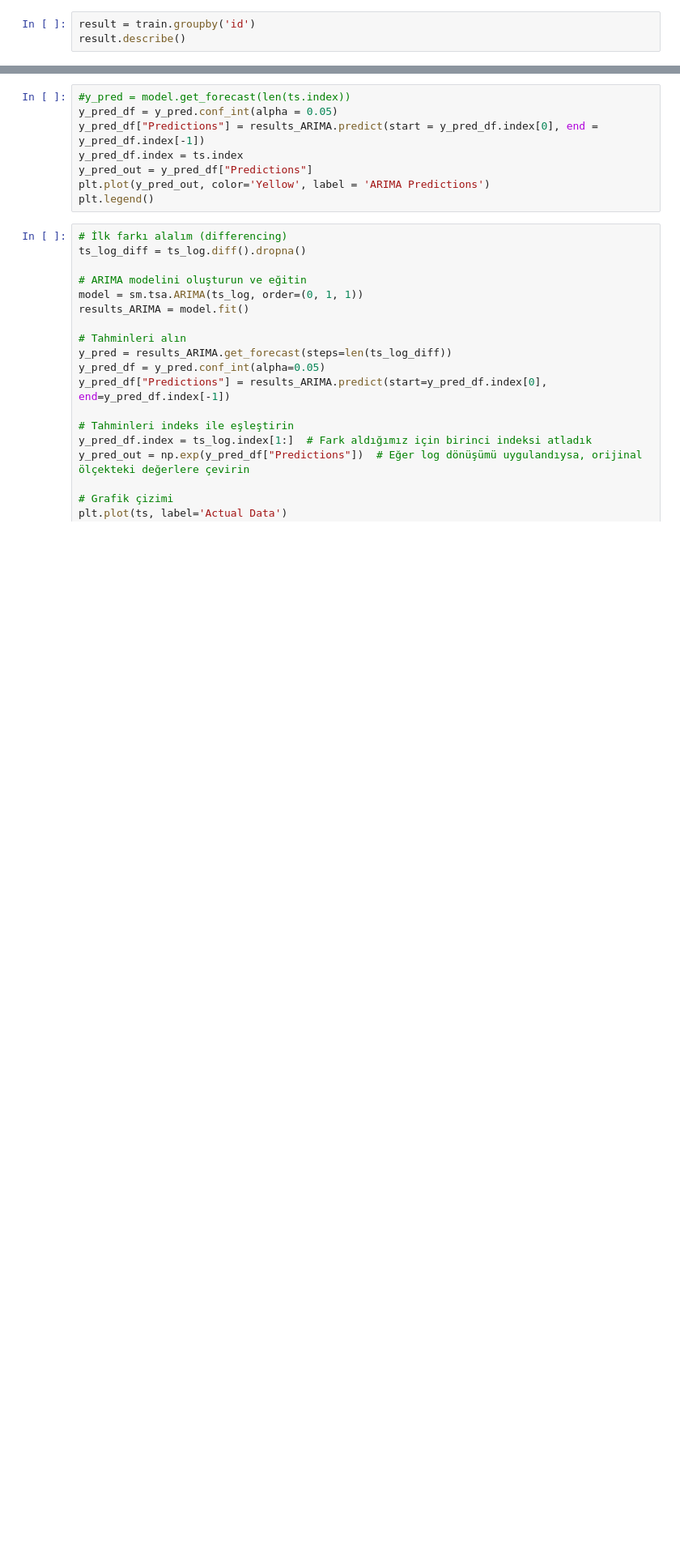
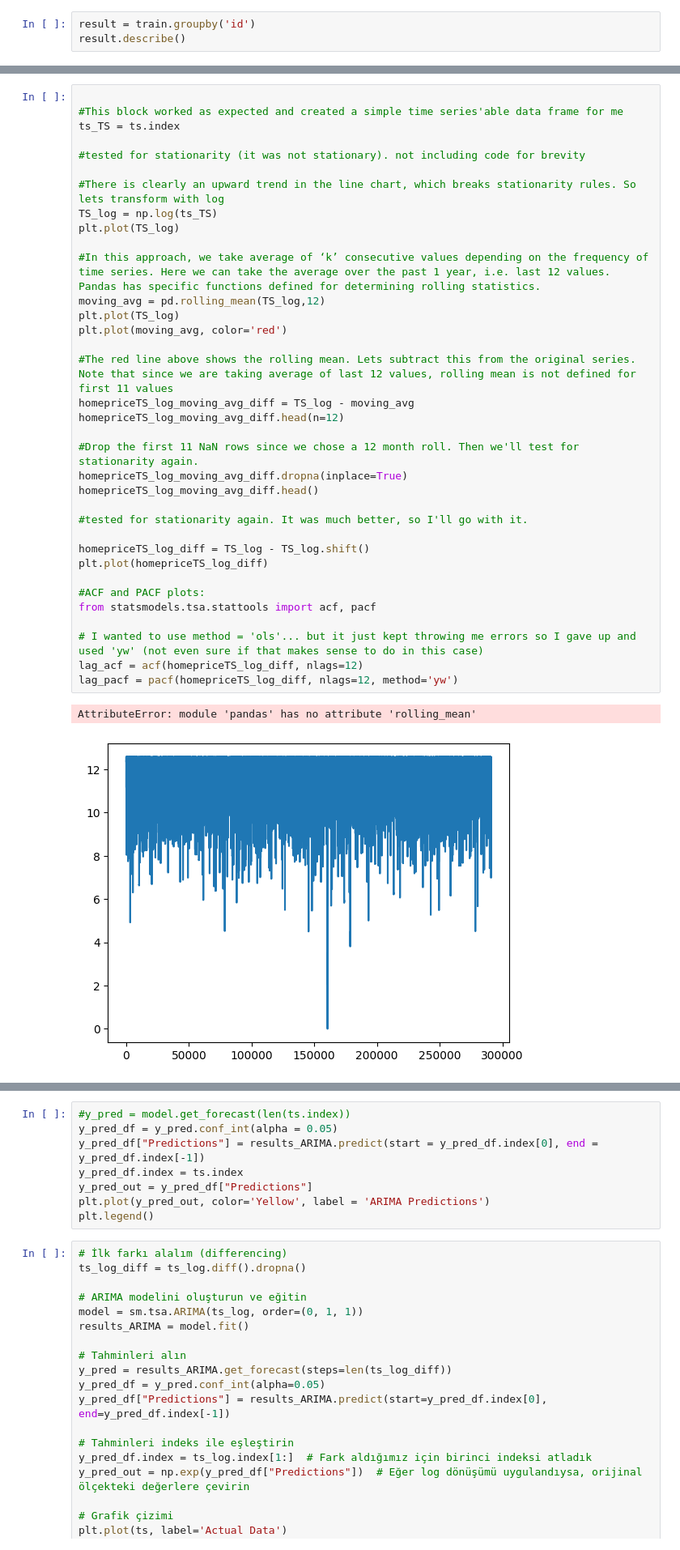
Before and after one commit to seydanurkayir/iyzico-datathon, a Jupyter notebook: iyzico-datathon.ipynb, the cells around one changed output, grey strips where cells are left out. Shown: that part at 81% size. Drawn from its saved outputs; the diff is of its cells as text; blank space fills up the shorter version.

Commit message:
test-6

```diff
--- a/iyzico-datathon.ipynb
+++ b/iyzico-datathon.ipynb
@@ -493,3 +337,41 @@ train.shape, x_train.shape, test.shape, x_test.shape
+# %%
+
+#This block worked as expected and created a simple time series'able data frame for me
+ts_TS = ts.index
+
+#tested for stationarity (it was not stationary). not including code for brevity
+
+#There is clearly an upward trend in the line chart, which breaks stationarity rules. So lets transform with log
+TS_log = np.log(ts_TS)
+plt.plot(TS_log)
+
+#In this approach, we take average of ‘k’ consecutive values depending on the frequency of time series. Here we can take the average over the past 1 year, i.e. last 12 values. Pandas has specific functions defined for determining rolling statistics.
+moving_avg = pd.rolling_mean(TS_log,12)
+plt.plot(TS_log)
+plt.plot(moving_avg, color='red')
+
+#The red line above shows the rolling mean. Lets subtract this from the original series. Note that since we are taking average of last 12 values, rolling mean is not defined for first 11 values
+homepriceTS_log_moving_avg_diff = TS_log - moving_avg
+homepriceTS_log_moving_avg_diff.head(n=12)
+
+#Drop the first 11 NaN rows since we chose a 12 month roll. Then we'll test for stationarity again.
+homepriceTS_log_moving_avg_diff.dropna(inplace=True)
+homepriceTS_log_moving_avg_diff.head()
+
+#tested for stationarity again. It was much better, so I'll go with it.
+
+homepriceTS_log_diff = TS_log - TS_log.shift()
+plt.plot(homepriceTS_log_diff)
+
+#ACF and PACF plots:
+from statsmodels.tsa.stattools import acf, pacf
+
+# I wanted to use method = 'ols'... but it just kept throwing me errors so I gave up and used 'yw' (not even sure if that makes sense to do in this case)
+lag_acf = acf(homepriceTS_log_diff, nlags=12)
+lag_pacf = pacf(homepriceTS_log_diff, nlags=12, method='yw')
+# %% [output]
+AttributeError: module 'pandas' has no attribute 'rolling_mean'
+[figure, added]
 # %%
 prediction, confint = model.predict(n_periods=TEST_SIZE, return_conf_int=True)
 
```
Also changed, not shown: parts of 41 cells of this notebook, 2 other files.
